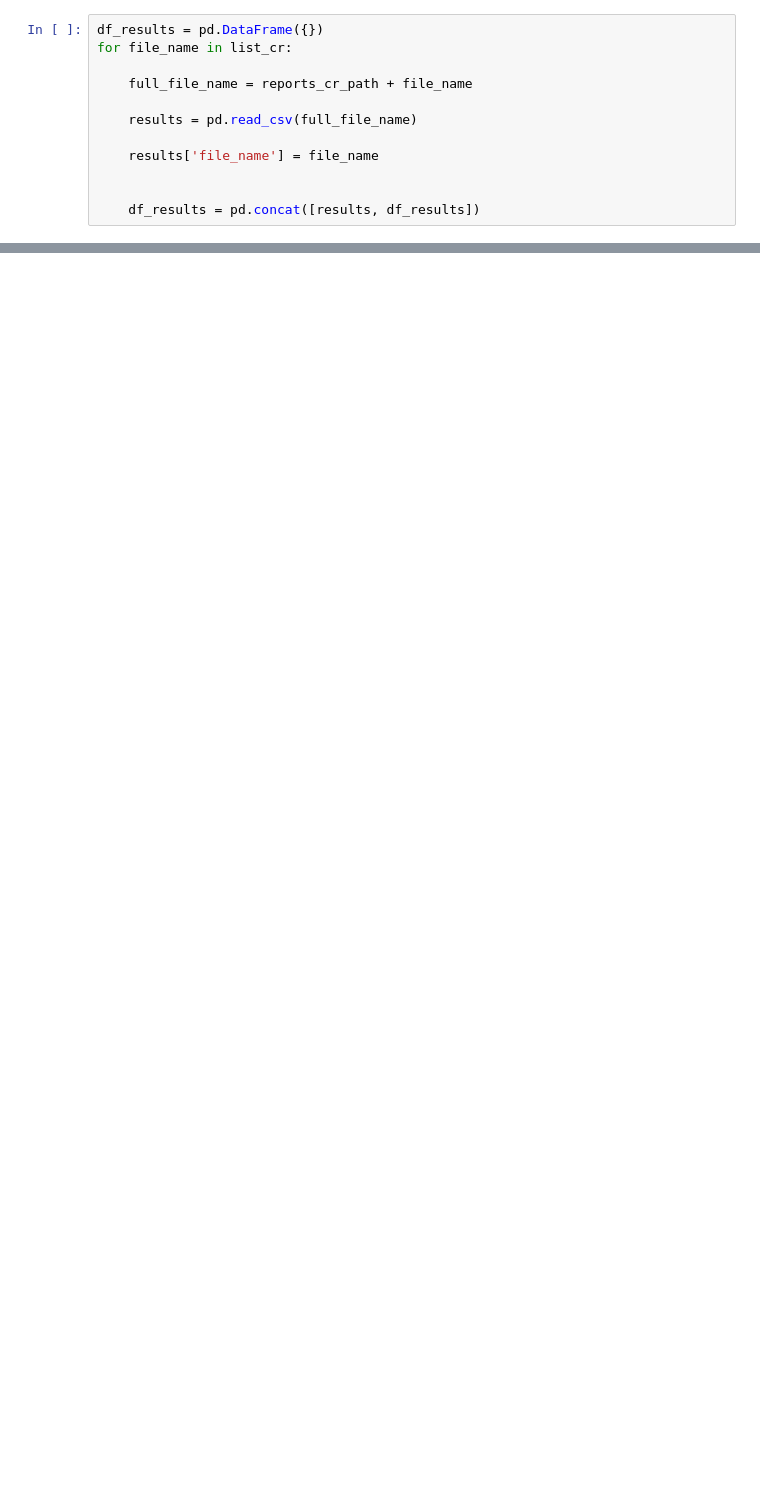
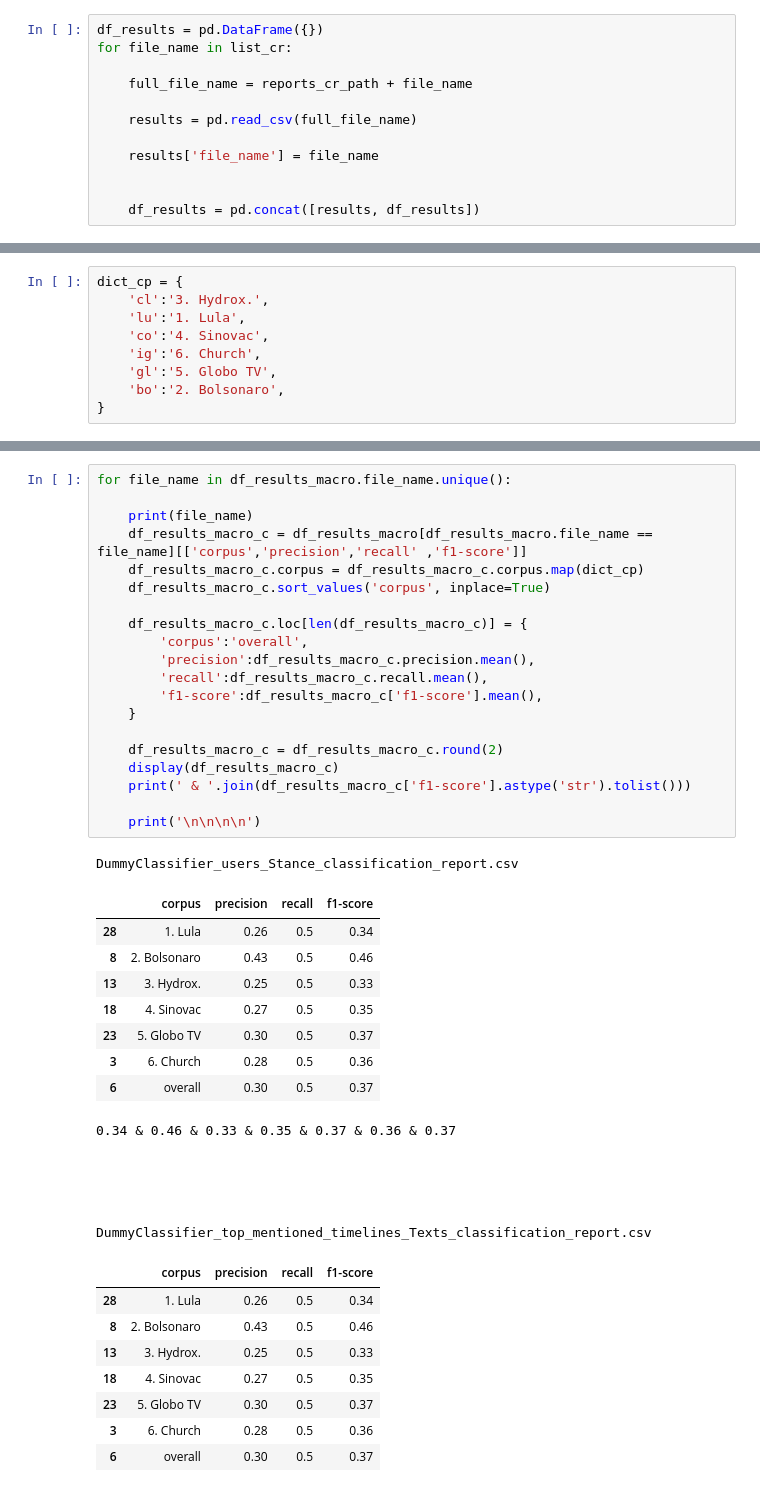
Before and after one commit to semcovici/stance-prediction-UstanceBR, a Jupyter notebook: notebooks/3.0-results-analysis.ipynb, the cells around one changed output, grey strips where cells are left out. Drawn from its saved outputs; the diff is of its cells as text; blank space fills up the shorter version.

```diff
--- a/notebooks/3.0-results-analysis.ipynb
+++ b/notebooks/3.0-results-analysis.ipynb
@@ -40,0 +55,9 @@ df_results[df_results['class'] == 'macro avg'].sort_values('f1-score')
+# %%
+dict_cp = {
+    'cl':'3. Hydrox.',
+    'lu':'1. Lula',
+    'co':'4. Sinovac',
+    'ig':'6. Church',
+    'gl':'5. Globo TV',
+    'bo':'2. Bolsonaro',
+}
@@ -40,0 +70,45 @@ df_results[df_results['class'] == 'macro avg'].sort_values('f1-score')
+# %%
+for file_name in df_results_macro.file_name.unique():
+
+    print(file_name)
+    df_results_macro_c = df_results_macro[df_results_macro.file_name == file_name][['corpus','precision','recall' ,'f1-score']]
+    df_results_macro_c.corpus = df_results_macro_c.corpus.map(dict_cp)
+    df_results_macro_c.sort_values('corpus', inplace=True)
+
+    df_results_macro_c.loc[len(df_results_macro_c)] = {
+        'corpus':'overall',
+        'precision':df_results_macro_c.precision.mean(),
+        'recall':df_results_macro_c.recall.mean(),
+        'f1-score':df_results_macro_c['f1-score'].mean(),
+    }
+
+    df_results_macro_c = df_results_macro_c.round(2)
+    display(df_results_macro_c)
+    print(' & '.join(df_results_macro_c['f1-score'].astype('str').tolist()))
+
+    print('\n\n\n\n')
+# %% [output]
+DummyClassifier_users_Stance_classification_report.csv
+|  | corpus | precision | recall | f1-score |
+| 28 | 1. Lula | 0.26 | 0.5 | 0.34 |
+| 8 | 2. Bolsonaro | 0.43 | 0.5 | 0.46 |
+| 13 | 3. Hydrox. | 0.25 | 0.5 | 0.33 |
+| 18 | 4. Sinovac | 0.27 | 0.5 | 0.35 |
+| 23 | 5. Globo TV | 0.30 | 0.5 | 0.37 |
+| 3 | 6. Church | 0.28 | 0.5 | 0.36 |
+| 6 | overall | 0.30 | 0.5 | 0.37 |
+0.34 & 0.46 & 0.33 & 0.35 & 0.37 & 0.36 & 0.37
+
+
+
+
+
+DummyClassifier_top_mentioned_timelines_Texts_classification_report.csv
+|  | corpus | precision | recall | f1-score |
+| 28 | 1. Lula | 0.26 | 0.5 | 0.34 |
+| 8 | 2. Bolsonaro | 0.43 | 0.5 | 0.46 |
+| 13 | 3. Hydrox. | 0.25 | 0.5 | 0.33 |
+| 18 | 4. Sinovac | 0.27 | 0.5 | 0.35 |
+| 23 | 5. Globo TV | 0.30 | 0.5 | 0.37 |
+| 3 | 6. Church | 0.28 | 0.5 | 0.36 |
+| 6 | overall | 0.30 | 0.5 | 0.37 |
```
Also changed, not shown: parts of 6 cells of this notebook, 34 other files.
